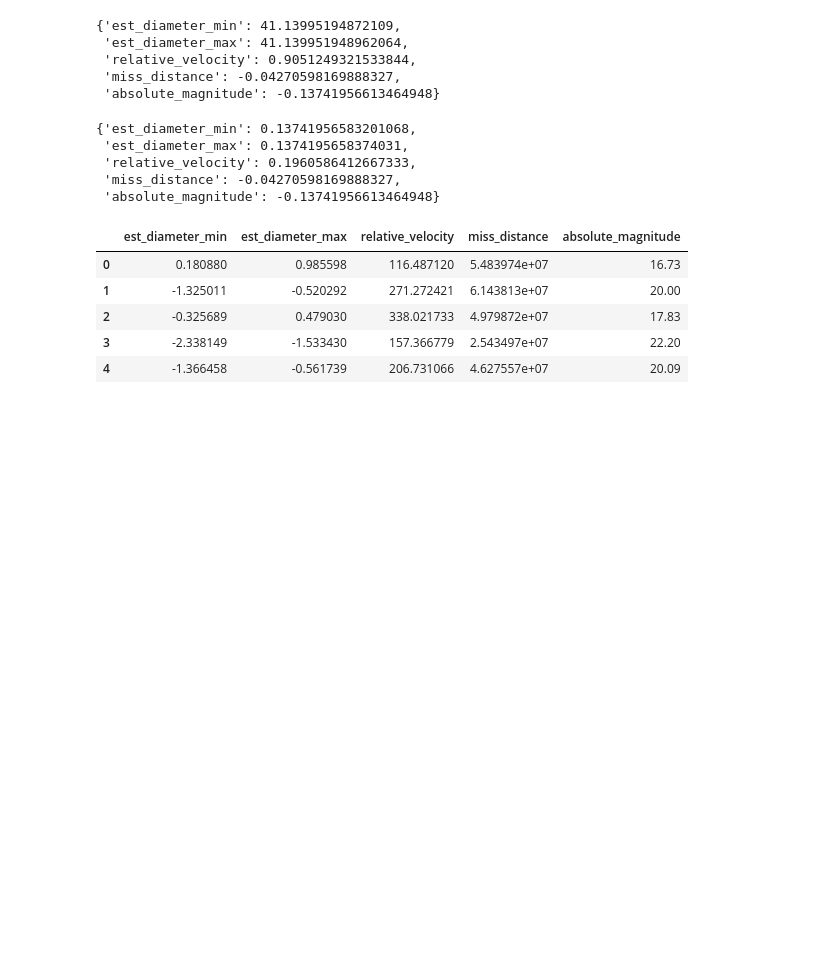
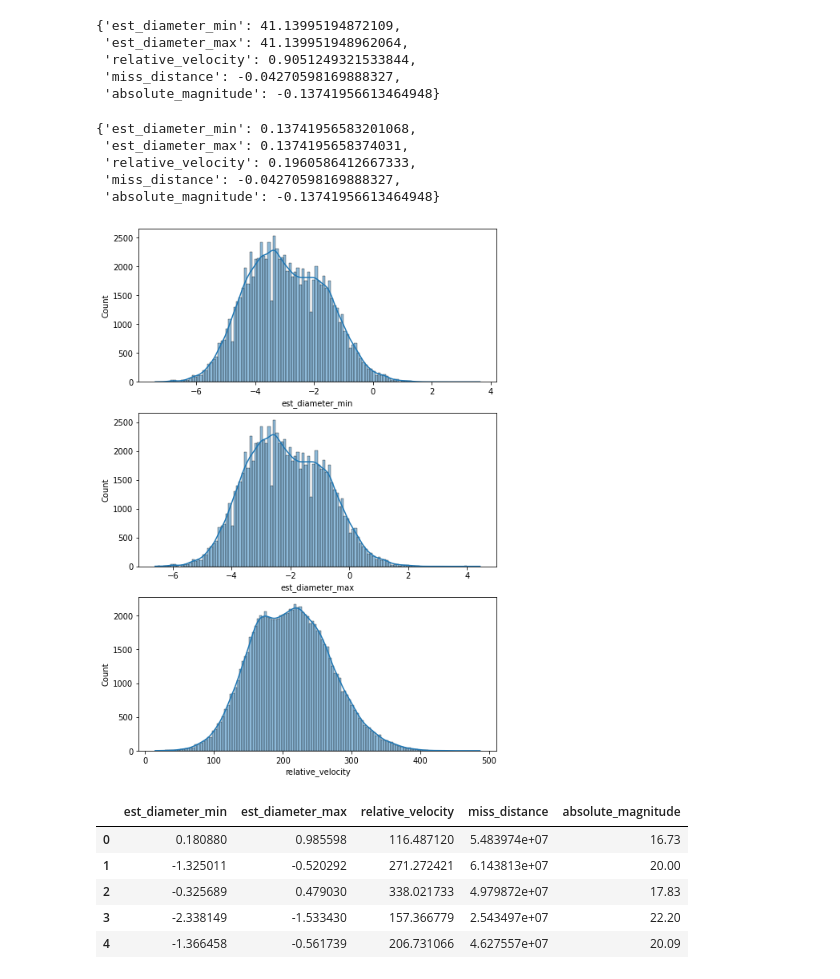
Before and after one commit to h45hi/KagglePractice, a Jupyter notebook: NASA Nearest Objects/NASANearestObjects.ipynb, the cells around one changed output. Drawn from its saved outputs; the diff is of its cells as text; code cells hidden in the pictures; blank space fills up the shorter version.

```diff
--- a/NASA Nearest Objects/NASANearestObjects.ipynb
+++ b/NASA Nearest Objects/NASANearestObjects.ipynb
@@ -63,6 +142,13 @@ skewness
  'relative_velocity': 0.1960586412667333,
  'miss_distance': -0.04270598169888327,
  'absolute_magnitude': -0.13741956613464948}
+# %%
+fig, axs = plt.subplots(nrows=3, figsize=(8,12))
+sns.histplot(x='est_diameter_min', data=num_neo_df, ax=axs[0], kde=True);
+sns.histplot(x='est_diameter_max', data=num_neo_df, ax=axs[1], kde=True);
+sns.histplot(x='relative_velocity', data=num_neo_df, ax=axs[2], kde=True);
+# %% [output]
+[figure, added]
 # %%
 num_neo_df.head()
 # %% [output]
```
Also changed, not shown: parts of 24 cells of this notebook, 1 other file.
